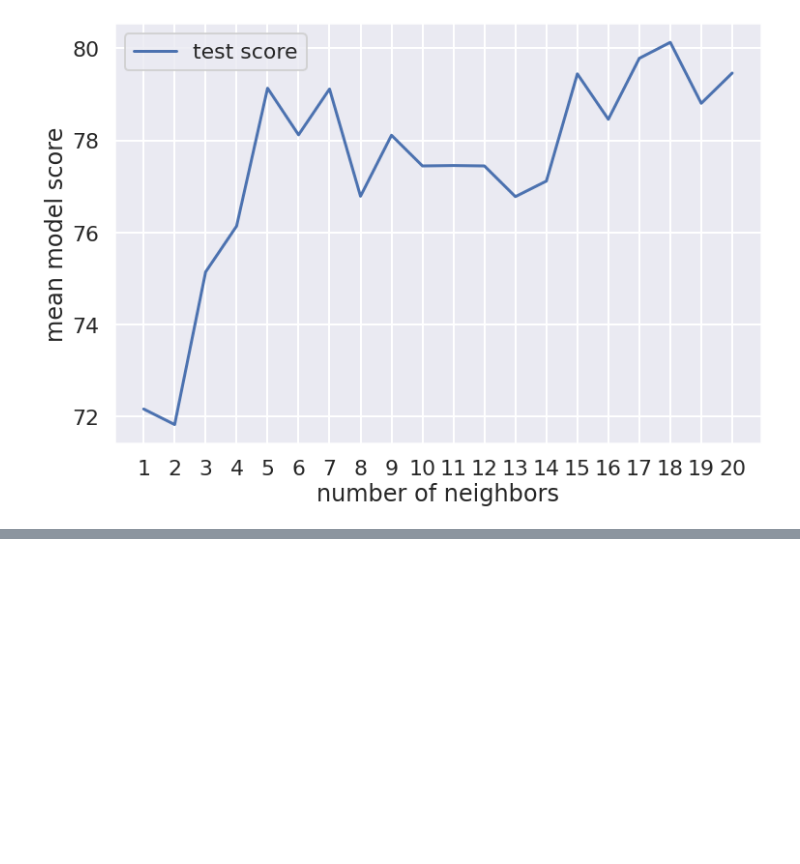
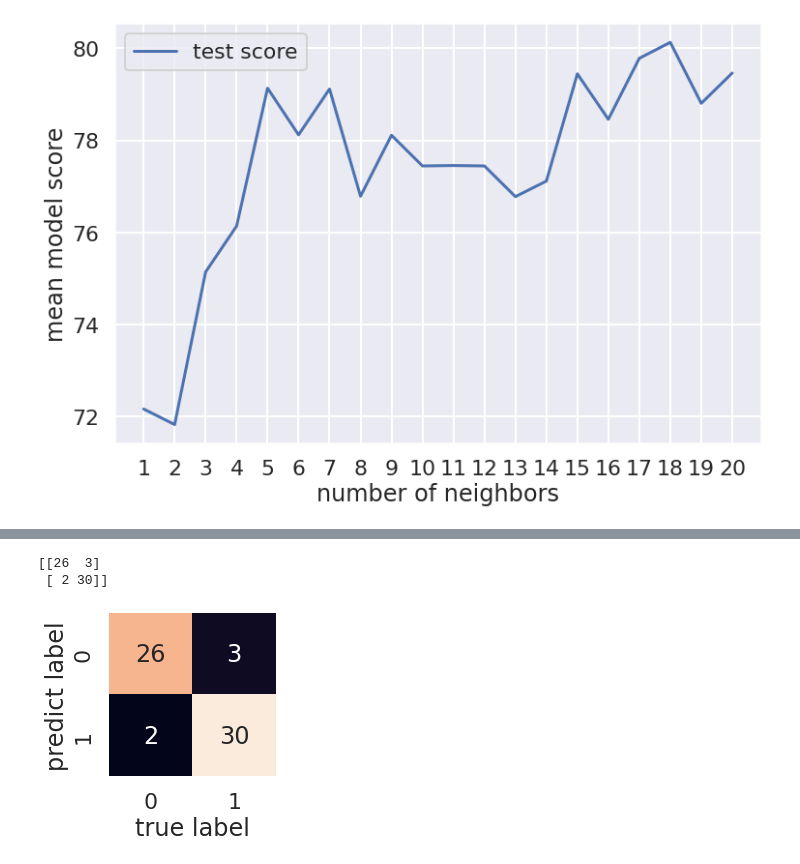
Before and after one commit to danielmuzyk/MachineLearning, a Jupyter notebook: ML_project_1.ipynb, the cells around one changed output, grey strips where cells are left out. Saved outputs shown, nothing was run; the diff lists cells and outputs as text; code cells hidden in the pictures; blank space fills up the shorter version.

```diff
--- a/ML_project_1.ipynb
+++ b/ML_project_1.ipynb
@@ -539,0 +536,14 @@ RF_grid = {"n_estimators": np.arange(10, 1000, 50),
+# %%
+from sklearn.model_selection import RandomizedSearchCV
+
+rf_grid = {"n_estimators": np.arange(10, 1000, 50),
+           "max_depth": [None, 3, 5, 10],
+           "min_samples_split": np.arange(2, 20, 2),
+           "min_samples_leaf": np.arange(1, 20, 2)}
+
+rs_rf = RandomizedSearchCV(RandomForestClassifier(),
+                           param_distributions=rf_grid,
+                           cv=8,
+                           n_iter=30,
+                           verbose=True)
+rs_rf.fit(X_train_2, y_train_2)
@@ -539,0 +577,15 @@ RF_grid = {"n_estimators": np.arange(10, 1000, 50),
+# %%
+# Tuning Logistic Regression
+
+from sklearn.model_selection import GridSearchCV
+
+
+log_grid_dict = {"C": np.logspace(-4, 4, 40),
+                "solver": ["liblinear"]}
+
+gs_log_reg = GridSearchCV(LogisticRegression(),
+                          param_grid=log_reg_grid,
+                          cv=7,
+                          verbose=True)
+
+gs_log_reg.fit(X_train_2, y_train_2)
@@ -539,0 +623,3 @@ RF_grid = {"n_estimators": np.arange(10, 1000, 50),
+# %%
+y_preds_2 = gs_log_reg.predict(X_test_2)
+y_preds_2
@@ -539,0 +671,15 @@ RF_grid = {"n_estimators": np.arange(10, 1000, 50),
+# %%
+print(confusion_matrix(y_test_2, y_preds_2))
+# %% [output]
+[[26  3]
+ [ 2 30]]
+# %%
+def plot_conf_mat(y_test, y_preds):
+    fig, ax = plt.subplots(figsize=(3,3))
+    ax = sns.heatmap(confusion_matrix(y_test, y_preds), annot=True, cbar=False)
+    plt.xlabel("true label")
+    plt.ylabel('predict label')
+# %%
+plot_conf_mat(y_test_2, y_preds_2)
+# %% [output]
+[figure, added]
```
Also changed, not shown: parts of 22 cells of this notebook.
